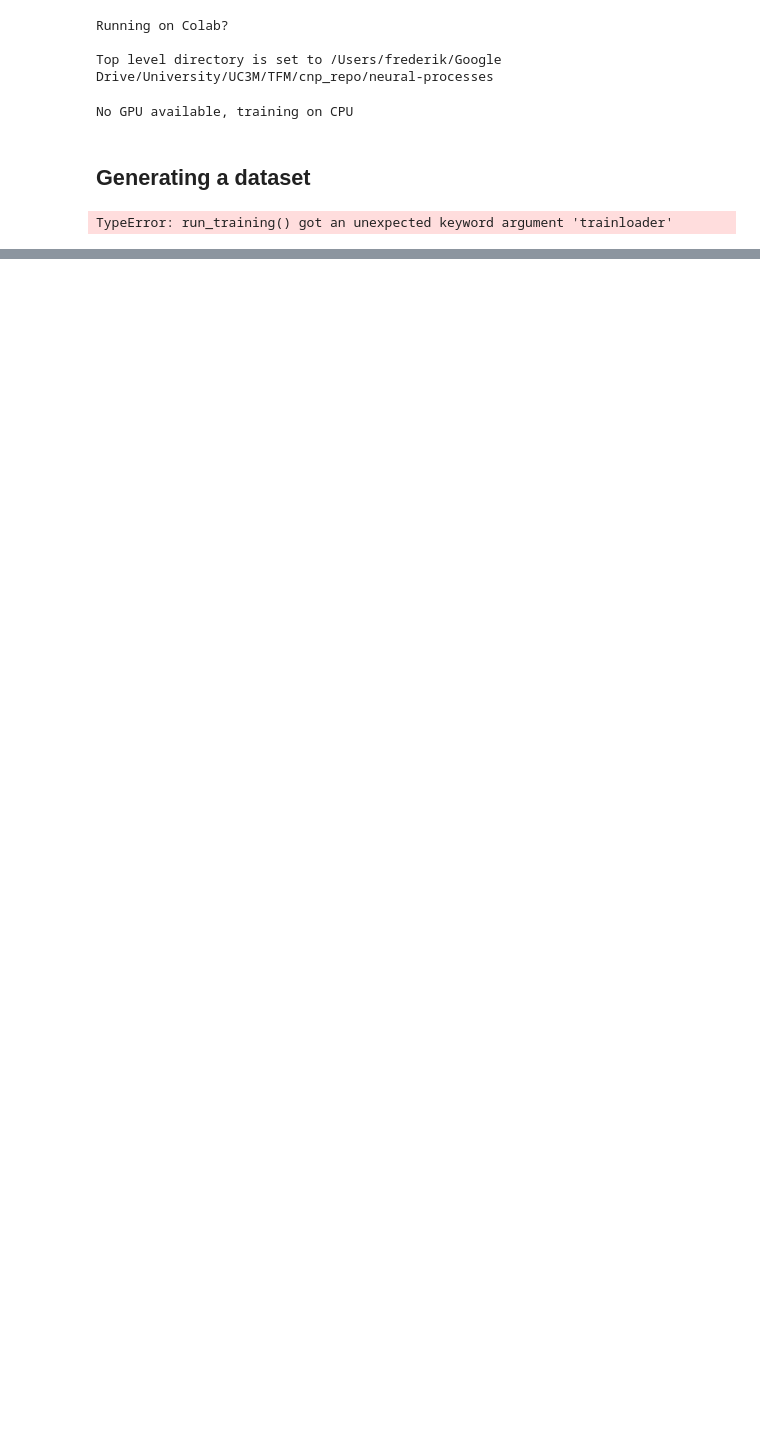
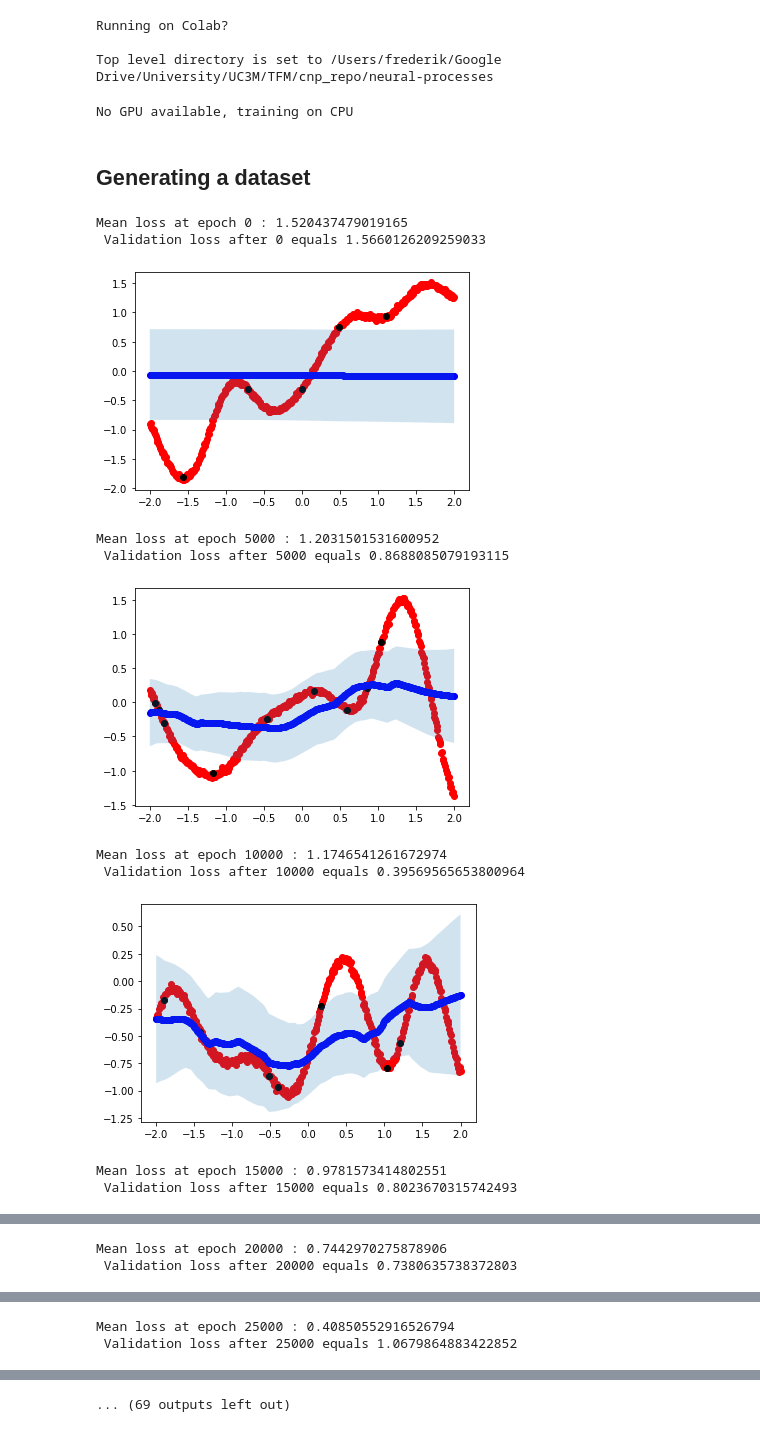
Before and after one commit to fredchettouh/neural-processes, a Jupyter notebook: experiments/train_1d_paper_model.ipynb, the cells around one changed output, grey strips where cells are left out. Drawn from its saved outputs; the diff is of its cells as text; code cells hidden in the pictures; blank space fills up the shorter version.

Commit message:
mechanics of 1d regression work again, branch can be merged into master

```diff
--- a/experiments/train_1d_paper_model.ipynb
+++ b/experiments/train_1d_paper_model.ipynb
@@ -75,6 +75,6 @@ if google_colab=='yes':
 else:
     config_dir = os.path.join(BASE_DIR,'configs')
 
-with open(os.path.join(config_dir,'config.json')) as f:
+with open(os.path.join(config_dir,'paper_config.json')) as f:
     file = f.read()
     default_conf = json.loads(file)
@@ -85,18 +83,28 @@ CONFIGURATION='paper_configuration'
 train_on_gpu = torch.cuda.is_available()
 if(train_on_gpu):
     print('Training on GPU!')
-    default_conf[CONFIGURATION]['experiment_params']['train_on_gpu'] = True
+    default_conf['experiment_params']['train_on_gpu'] = True
 else:
     print('No GPU available, training on CPU')
-    default_conf[CONFIGURATION]['experiment_params']['train_on_gpu'] = False
+    default_conf['experiment_params']['train_on_gpu'] = False
 # %% [output]
 No GPU available, training on CPU
 # %% [markdown]
 ## Generating a dataset
 # %%
 # creating an instance of to orchestrate the training
-trainer = RegressionTrainer(**default_conf[CONFIGURATION]['experiment_params'])
+trainer = RegressionTrainer(**default_conf['experiment_params'])
 # %%
-model_weights = trainer.run_training(**default_conf[CONFIGURATION]['data_gen_params'], valiloader=None, plotting=True)
+model_weights = trainer.run_training(**default_conf['training_params'])
 # %% [output]
-TypeError: run_training() got an unexpected keyword argument 'trainloader'
+Mean loss at epoch 0 : 1.520437479019165
+ Validation loss after 0 equals 1.5660126209259033
+[figure, added]
+Mean loss at epoch 5000 : 1.2031501531600952
+ Validation loss after 5000 equals 0.8688085079193115
+[figure, added]
+Mean loss at epoch 10000 : 1.1746541261672974
+ Validation loss after 10000 equals 0.39569565653800964
+[figure, added]
+Mean loss at epoch 15000 : 0.9781573414802551
+ Validation loss after 15000 equals 0.8023670315742493
@@ -102,0 +112,2 @@ TypeError: run_training() got an unexpected keyword argument 'trainloader'
+Mean loss at epoch 20000 : 0.7442970275878906
+ Validation loss after 20000 equals 0.7380635738372803
@@ -102,0 +115,2 @@ TypeError: run_training() got an unexpected keyword argument 'trainloader'
+Mean loss at epoch 25000 : 0.40850552916526794
+ Validation loss after 25000 equals 1.0679864883422852
@@ -102,0 +118 @@ TypeError: run_training() got an unexpected keyword argument 'trainloader'
+... (69 outputs left out)
```
Also changed, not shown: parts of 4 cells of this notebook, 4 other files.
